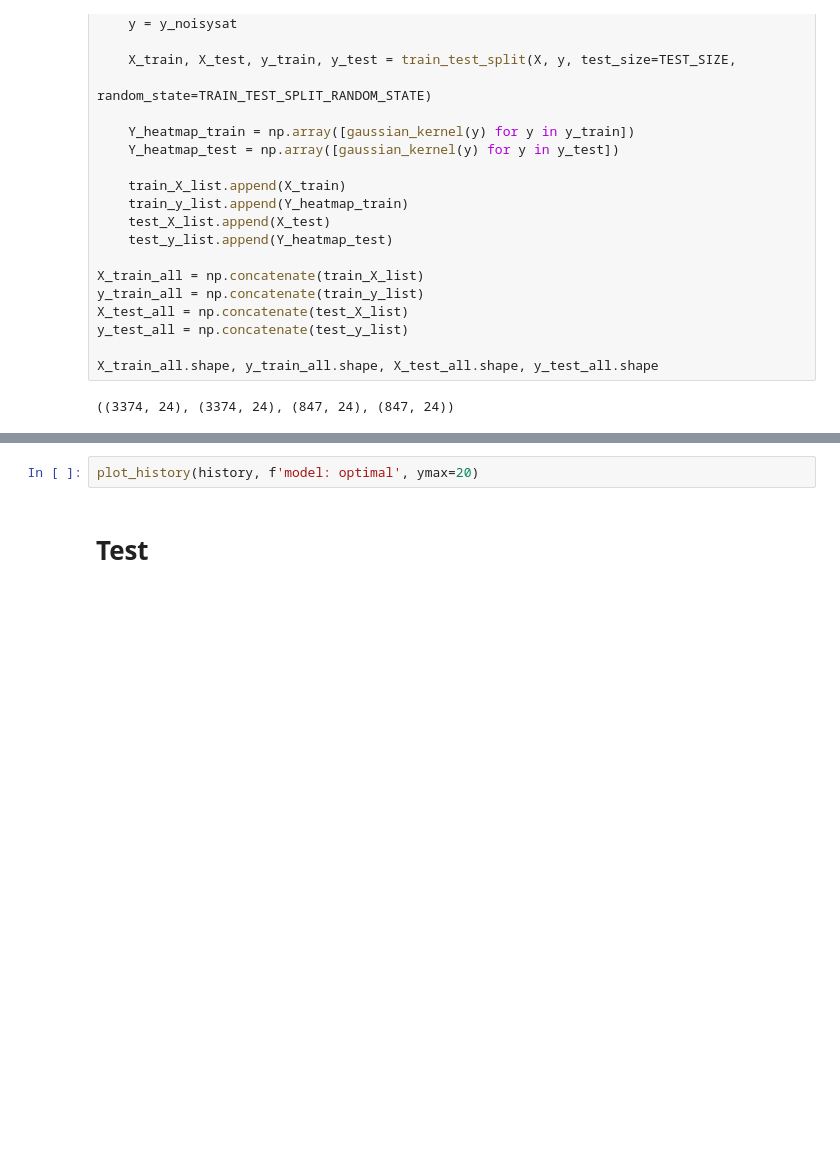
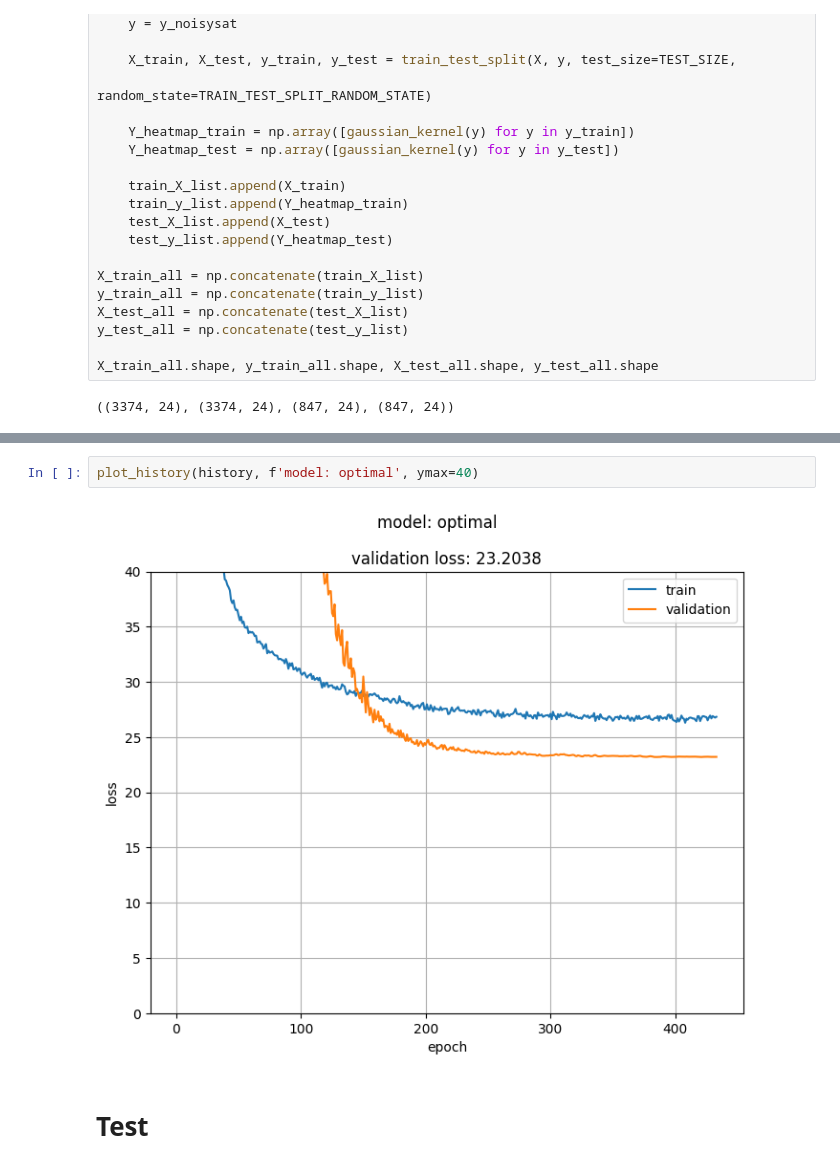
Before and after one commit to MatiXOfficial/pps-timing-ml, a Jupyter notebook: notebooks/neural_networks/other_datasets/no_noisysat/trained_on_all_only_noisysat.ipynb, the cells around one changed output, grey strips where cells are left out. Cells and saved outputs as stored; diff of their text form; blank space fills up the shorter version.

```diff
--- a/notebooks/neural_networks/other_datasets/no_noisysat/trained_on_all_only_noisysat.ipynb
+++ b/notebooks/neural_networks/other_datasets/no_noisysat/trained_on_all_only_noisysat.ipynb
@@ -127,5 +125,7 @@ FileNotFoundError: [Errno 2] No such file or directory: '../../../../data/model_
 # %%
-plot_history(history, f'model: optimal', ymax=20)
+plot_history(history, f'model: optimal', ymax=40)
+# %% [output]
+[figure, added]
 # %% [markdown]
 # Test
 # %%
```
Also changed, not shown: parts of 3 cells of this notebook.
